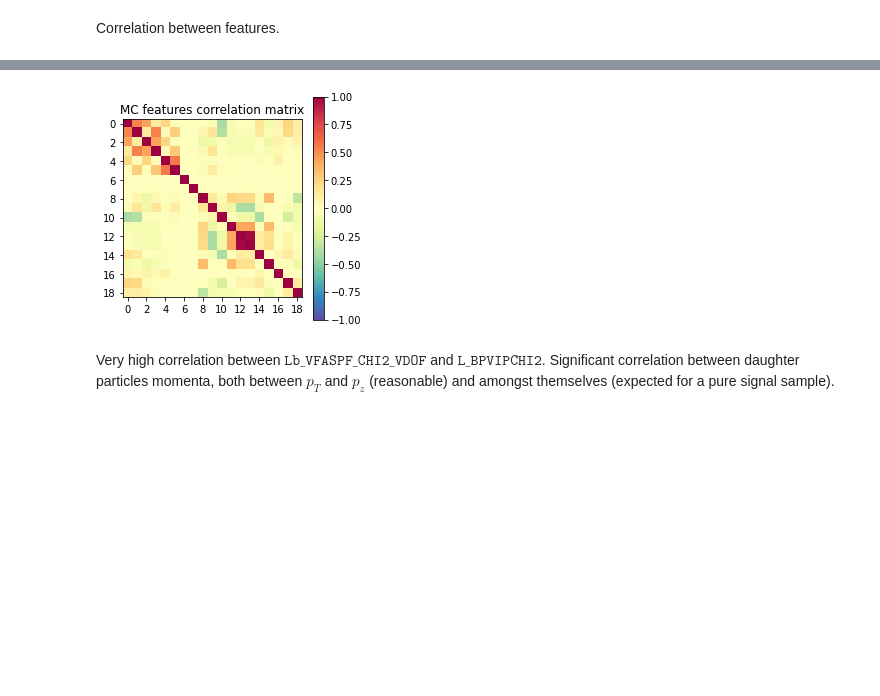
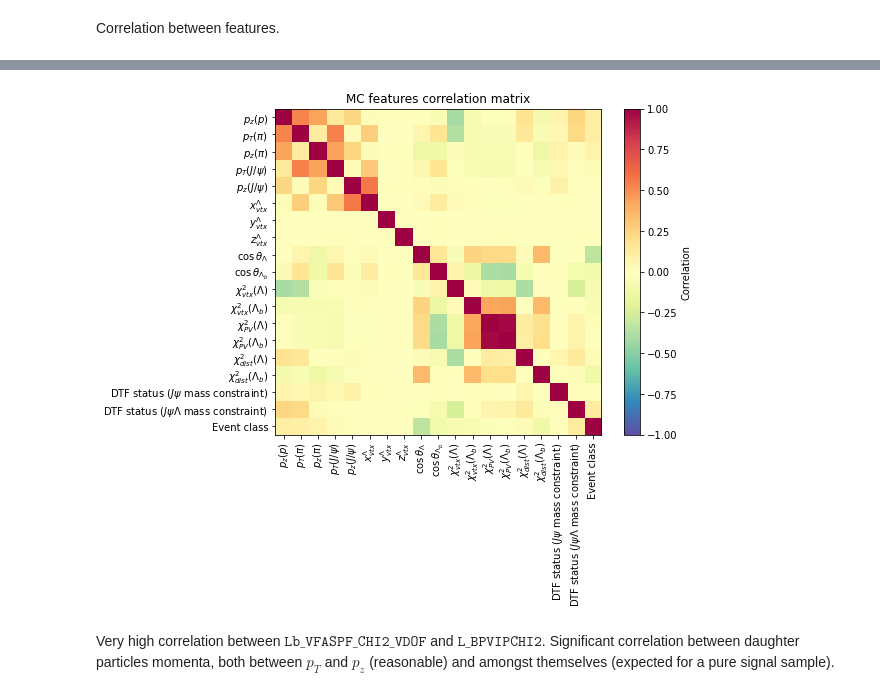
Before and after one commit to alatios/lb2jpsil_classifier-studies, a Jupyter notebook: BDT.ipynb, the cells around one changed output, grey strips where cells are left out. Saved outputs shown, nothing was run; the diff lists cells and outputs as text; code cells hidden in the pictures; blank space fills up the shorter version.

```diff
--- a/BDT.ipynb
+++ b/BDT.ipynb
@@ -343,19 +343,43 @@ MC_covDF
 | DTF_FixJPsiLambda_status | 0.105428 | 0.099771 | 0.075073 | 0.022459 | -0.012977 | -0.004355 | -0.000358 | 0.002320 | -0.332462 | ... |
 # %%
 from matplotlib import ticker
+# %%
+featureLabels = {
+    'p_PT': '$p_T(p)$',
+    'p_PZ': '$p_z(p)$',
+    'pim_PT': '$p_T(\pi)$',
+    'pim_PZ': '$p_z(\pi)$',
+    'Jpsi_PT': '$p_T(J/\psi)$',
+    'Jpsi_PZ': '$p_z(J/\psi)$',
+    'L_ENDVERTEX_X': '$x_{vtx}^\Lambda$',
+    'L_ENDVERTEX_Y': '$y_{vtx}^\Lambda$',
+    'L_ENDVERTEX_Z': '$z_{vtx}^\Lambda$',
+    'L_BPVDIRA': r'$\cos\theta_{\Lambda}$',
+    'Lb_BPVDIRA': r'$\cos\theta_{\Lambda_b}$',
+    'L_VFASPF_CHI2_VDOF': '$\chi^2_{vtx}(\Lambda)$',
+    'Lb_VFASPF_CHI2_VDOF': '$\chi^2_{vtx}(\Lambda_b)$',
+    'L_BPVIPCHI2': '$\chi^2_{PV}(\Lambda)$',
+    'Lb_BPVIPCHI2': '$\chi^2_{PV}(\Lambda_b)$',
+    'L_BPVVDCHI2': '$\chi^2_{dist}(\Lambda)$',
+    'Lb_BPVVDCHI2': '$\chi^2_{dist}(\Lambda_b)$',
+    'DTF_FixJPsi_status': 'DTF status ($J\psi$ mass constraint)',
+    'DTF_FixJPsiLambda_status': 'DTF status ($J\psi \Lambda$ mass constraint)'
+}
 # %%
-plt.matshow(MC_covDF, cmap='Spectral_r')
+plt.figure(figsize=(8,6))
+plt.matshow(MC_covDF, cmap='Spectral_r',fignum=0) ## Fignum=0 plots on current figure (matshow creates a new one by default)
 plt.clim(-1,1)
-plt.colorbar()
+plt.colorbar(label='Correlation')
 plt.title("MC features correlation matrix")
 ax = plt.gca()
-ax.yaxis.set_major_locator(ticker.MultipleLocator(2))
-ax.xaxis.set_major_locator(ticker.MultipleLocator(2))
-#ax.set_yticklabels(list(MC_covDF))
 ax.xaxis.set_ticks_position('bottom')
+ax.yaxis.set_major_locator(ticker.MultipleLocator(1))
+ax.xaxis.set_major_locator(ticker.MultipleLocator(1))
+ax.set_xticklabels([featureLabels[feature] for feature in features] + ['Event class'], rotation='vertical')
+ax.set_yticklabels([featureLabels[feature] for feature in features] + ['Event class'])
 plt.show()
 # %% [output]
-[figure, old version]
+[figure, new version]
 # %% [markdown]
 Very high correlation between $\texttt{Lb_VFASPF_CHI2_VDOF}$ and $\texttt{L_BPVIPCHI2}$. Significant correlation between daughter particles momenta, both between $p_T$ and $p_z$ (reasonable) and amongst themselves (expected for a pure signal sample).
 # %%
```
Also changed, not shown: parts of 24 cells of this notebook.
